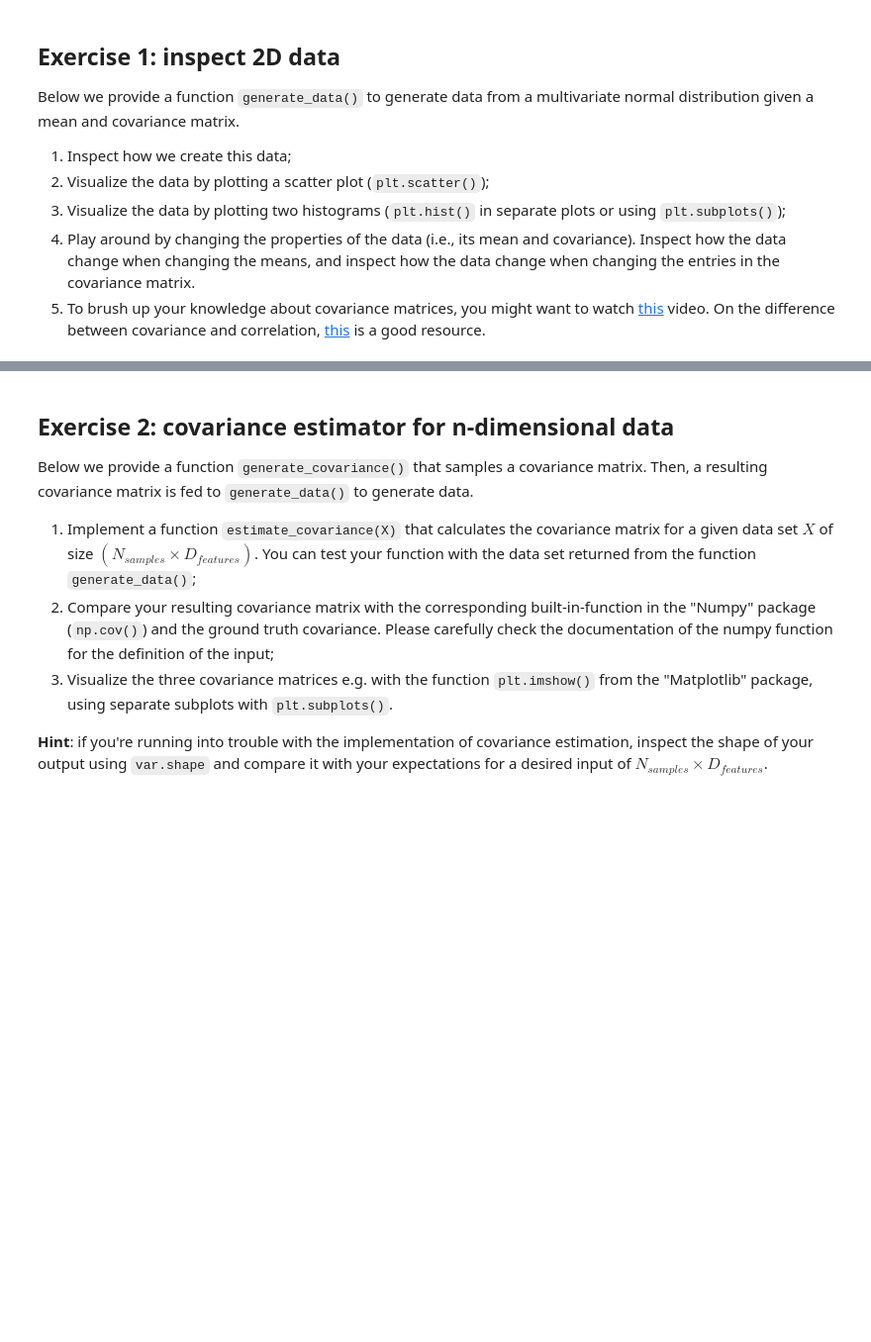
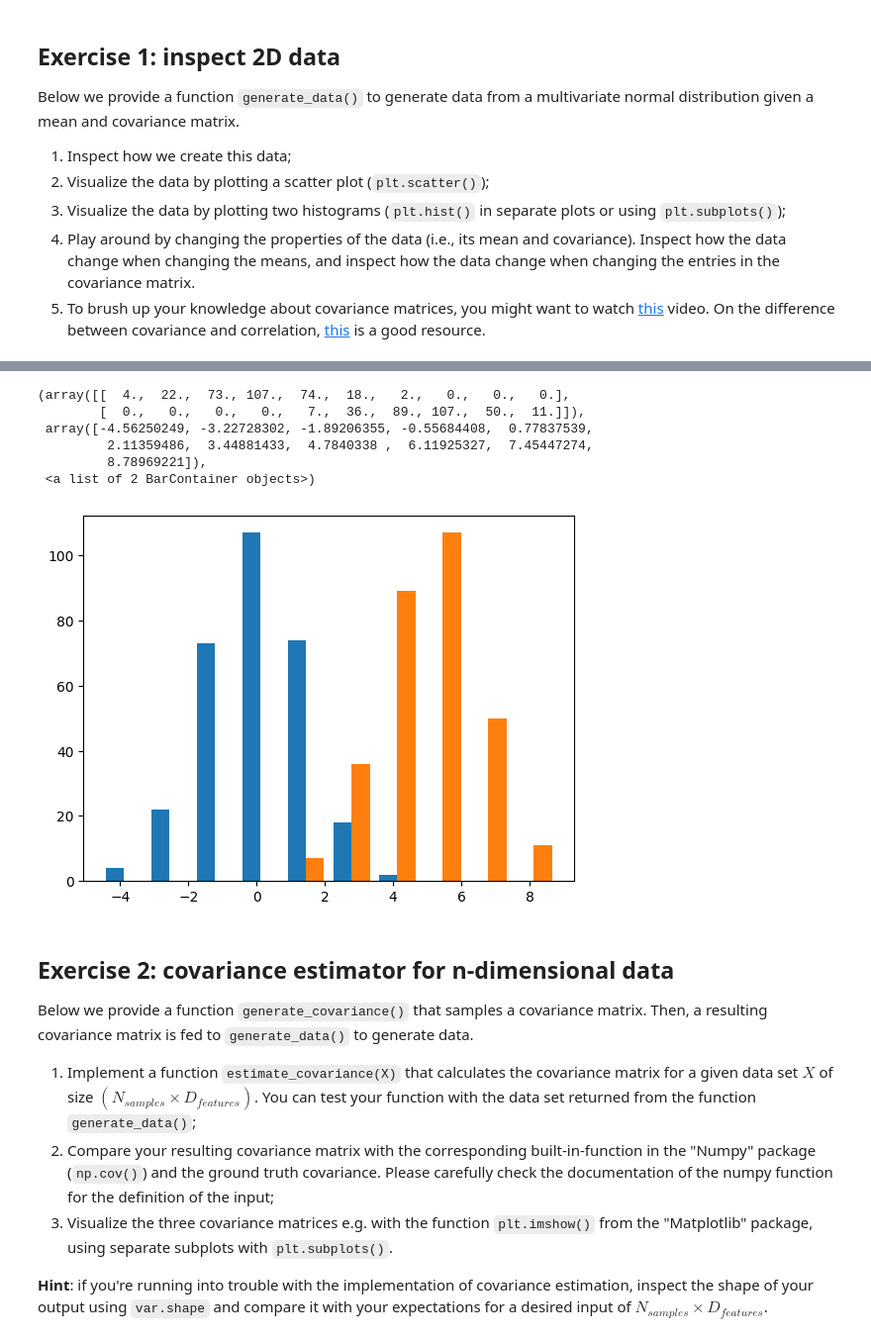
Before and after one commit to Rafrafrafra/BCI, a Jupyter notebook: Assignment 2/assignment_02_covariance_matrix.ipynb, the cells around one changed output, grey strips where cells are left out. Shown at 99% size. Saved outputs shown, nothing was run; the diff lists cells and outputs as text; code cells hidden in the pictures; blank space fills up the shorter version.

```diff
--- a/Assignment 2/assignment_02_covariance_matrix.ipynb
+++ b/Assignment 2/assignment_02_covariance_matrix.ipynb
@@ -38,5 +43,14 @@ X = generate_data()
 # %%
 # Answer here
+plt.hist(X)
+# %% [output]
+(array([[  4.,  22.,  73., 107.,  74.,  18.,   2.,   0.,   0.,   0.],
+        [  0.,   0.,   0.,   0.,   7.,  36.,  89., 107.,  50.,  11.]]),
+ array([-4.56250249, -3.22728302, -1.89206355, -0.55684408,  0.77837539,
+         2.11359486,  3.44881433,  4.7840338 ,  6.11925327,  7.45447274,
+         8.78969221]),
+ <a list of 2 BarContainer objects>)
+[figure, added]
 # %% [markdown]
 ## Exercise 2: covariance estimator for n-dimensional data
 Below we provide a function `generate_covariance()` that samples a covariance matrix. Then, a resulting covariance matrix is fed to `generate_data()` to generate data.
```
Also changed, not shown: parts of 13 cells of this notebook, 1 other file.
